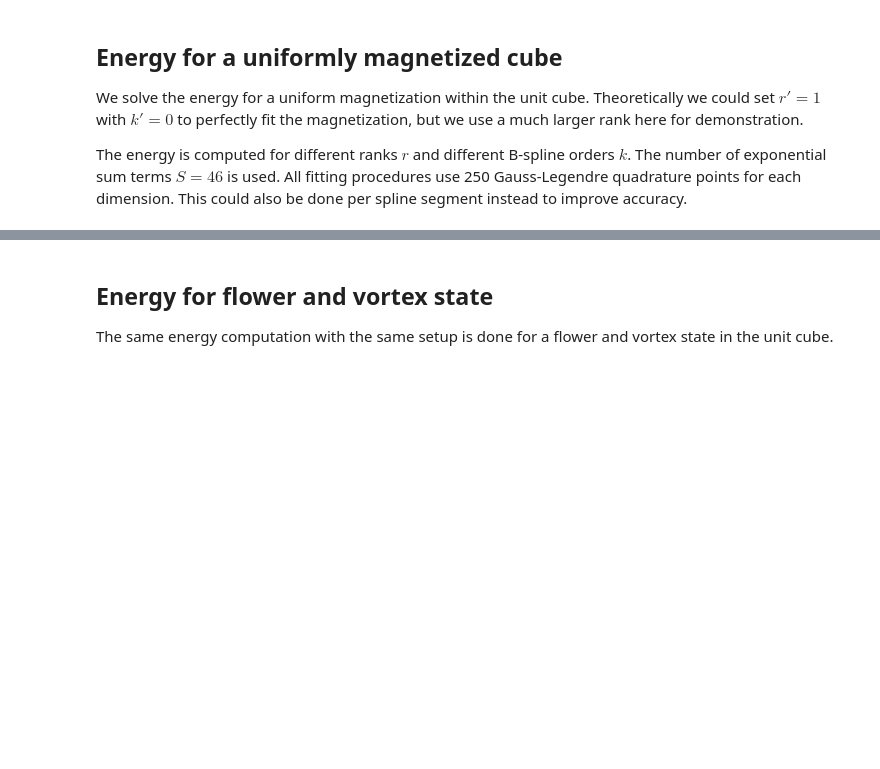
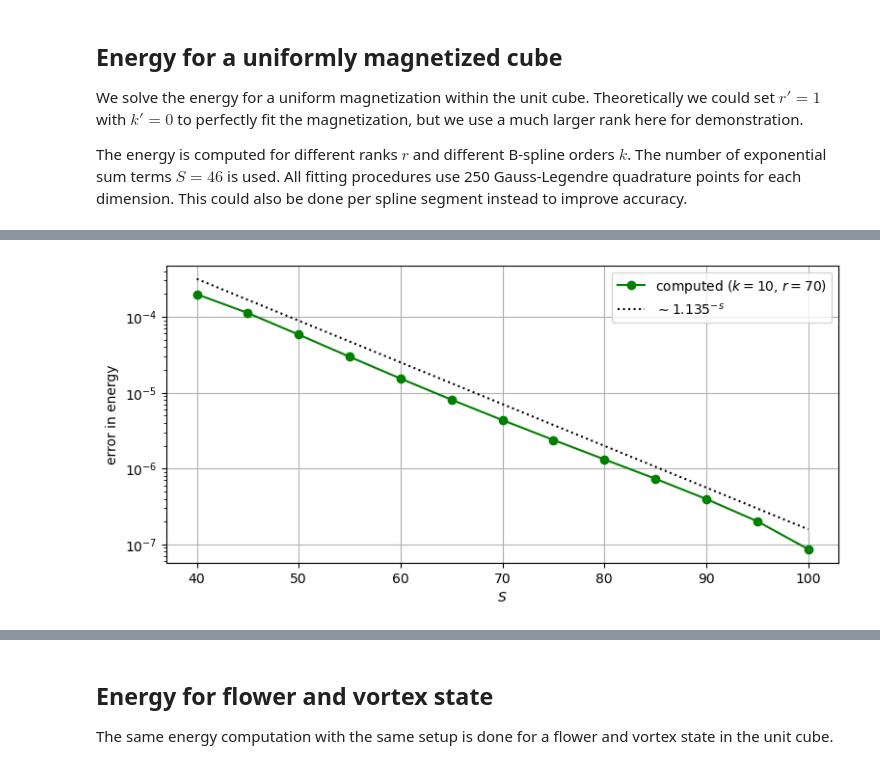
Before and after one commit to schaffer9/ho-stray-field, a Jupyter notebook: examples/energy.ipynb, the cells around one changed output, grey strips where cells are left out. Saved outputs shown, nothing was run; the diff lists cells and outputs as text; code cells hidden in the pictures; blank space fills up the shorter version.

```diff
--- a/examples/energy.ipynb
+++ b/examples/energy.ipynb
@@ -111,0 +124,11 @@ for r in rs:
+# %%
+plt.figure(figsize=(9, 4))
+plt.plot(ss, [abs(e - 1 / 6) for e in energies_s], "-o", color="green", label="computed ($k=10$, $r=70$)")
+plt.plot(ss, [5e-2 * 1.135 ** (-s) for s in ss], ":", color="k", label=r"$\sim 1.135^{-s}$")
+plt.xlabel("$S$")
+plt.ylabel("error in energy")
+plt.yscale("log")
+plt.legend()
+plt.grid()
+# %% [output]
+[figure, added]
```
Also changed, not shown: parts of 18 cells of this notebook, 3 other files.
